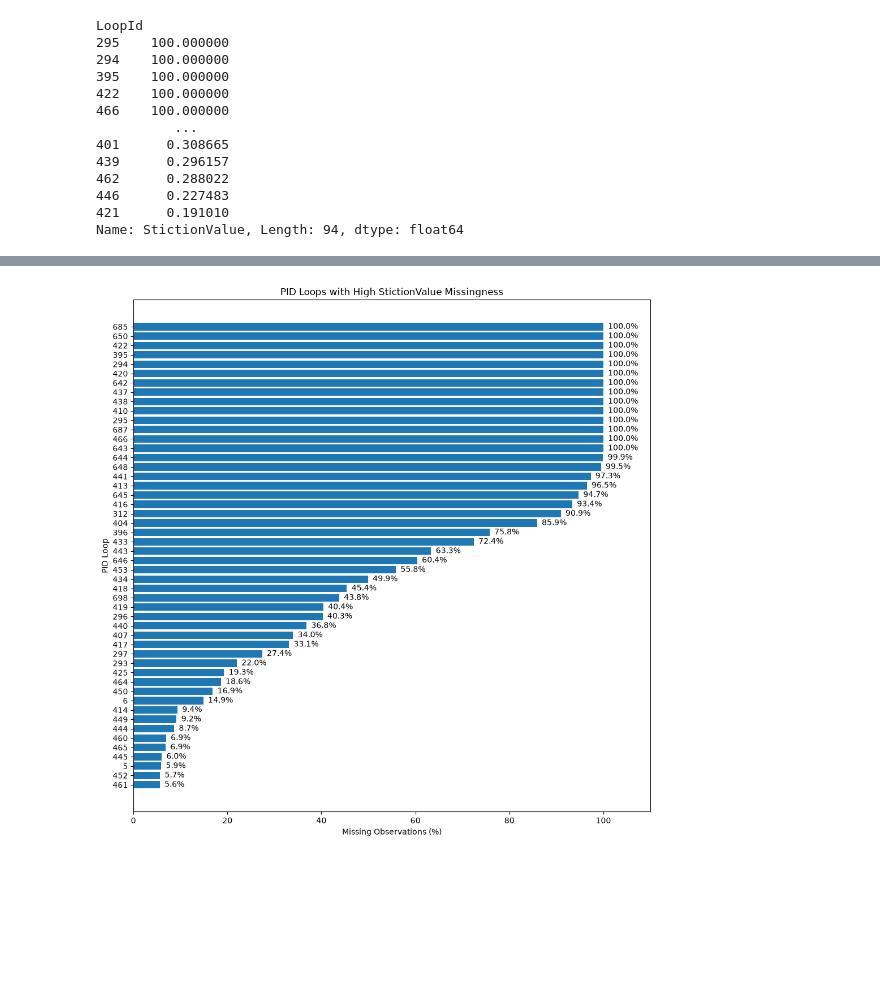
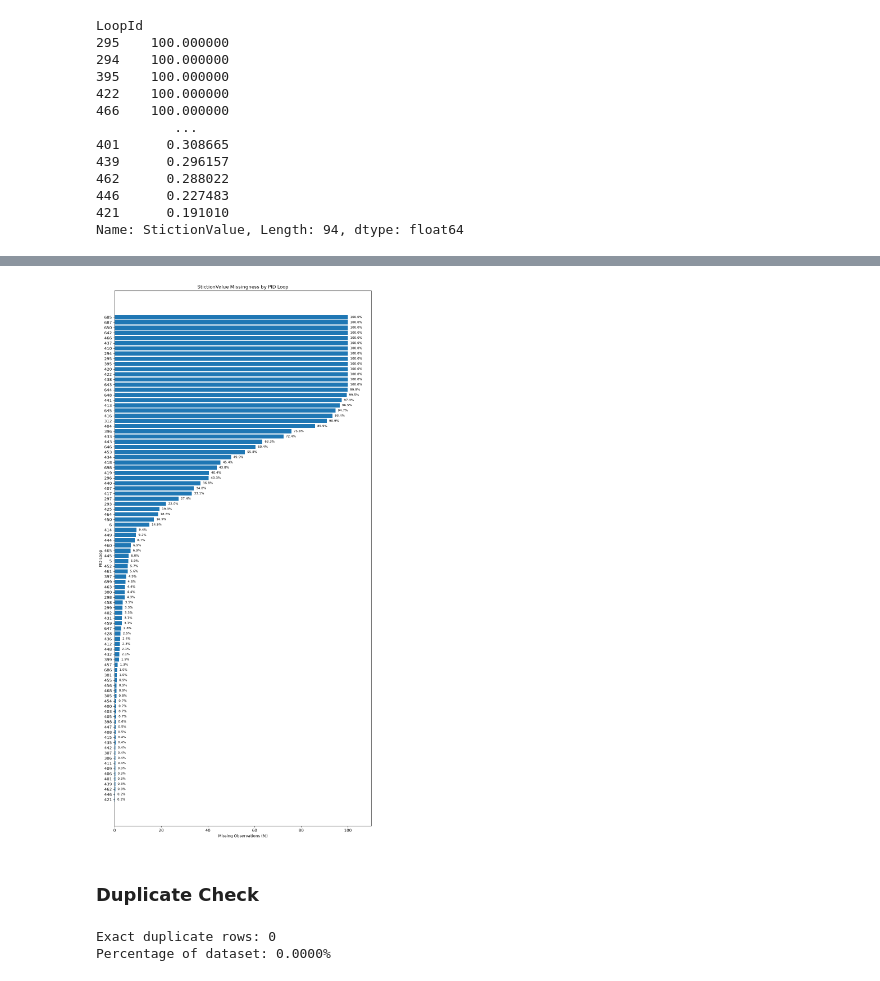
Before and after one commit to DataByThinh/control-station, a Jupyter notebook: notebooks/eda.ipynb, the cells around one changed output, grey strips where cells are left out. Saved outputs shown, nothing was run; the diff lists cells and outputs as text; code cells hidden in the pictures; blank space fills up the shorter version.

Commit message:
feat: data quality and missing pattern analysis

```diff
--- a/notebooks/eda.ipynb
+++ b/notebooks/eda.ipynb
@@ -596,42 +576,49 @@ plt.show()
 # %%
 # Calculate StictionValue missing percentage for each PID loop
 stiction_by_loop = (
     df.groupby("LoopId")["StictionValue"]
       .apply(lambda x: x.isna().mean() * 100)
-      .sort_values(ascending=False)
+      .sort_values(ascending=True)
 )
 
-# Keep only loops with at least 5% missing StictionValue
-stiction_high_missing = stiction_by_loop[
-    stiction_by_loop >= 5
-].sort_values(ascending=True)
 
-
-# Create horizontal bar chart
-plt.figure(figsize=(10, 10))
+# Create horizontal bar chart for ALL PID loops
+plt.figure(figsize=(10, 20))
 
 bars = plt.barh(
-    stiction_high_missing.index.astype(str),
-    stiction_high_missing.values
+    stiction_by_loop.index.astype(str),
+    stiction_by_loop.values
 )
 
 # Add percentage labels
 for bar in bars:
     width = bar.get_width()
 
     plt.text(
         width + 1,
         bar.get_y() + bar.get_height() / 2,
         f"{width:.1f}%",
-        va="center"
+        va="center",
+        fontsize=8
     )
 
-plt.title("PID Loops with High StictionValue Missingness")
+plt.title("StictionValue Missingness by PID Loop")
 plt.xlabel("Missing Observations (%)")
 plt.ylabel("PID Loop")
 
 plt.xlim(0, 110)
 plt.tight_layout()
 plt.show()
 # %% [output]
-[figure, old version]
+[figure, new version]
+# %% [markdown]
+### Duplicate Check
+# %%
+# Check for exact duplicate rows
+exact_duplicates = df.duplicated().sum()
+
+print(f"Exact duplicate rows: {exact_duplicates:,}")
+print(f"Percentage of dataset: {exact_duplicates / len(df) * 100:.4f}%")
+# %% [output]
+Exact duplicate rows: 0
+Percentage of dataset: 0.0000%
```
Also changed, not shown: parts of 3 cells of this notebook.
